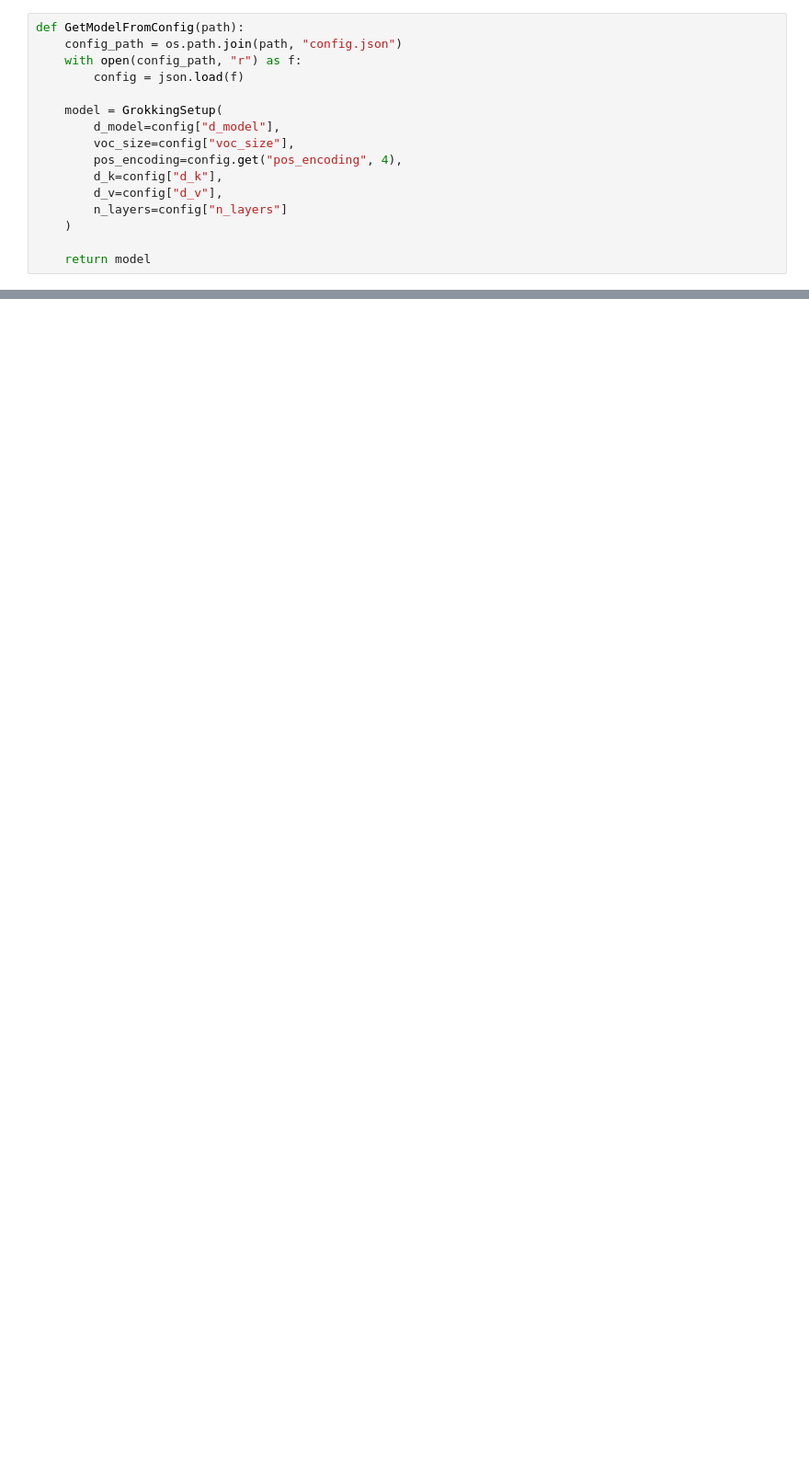
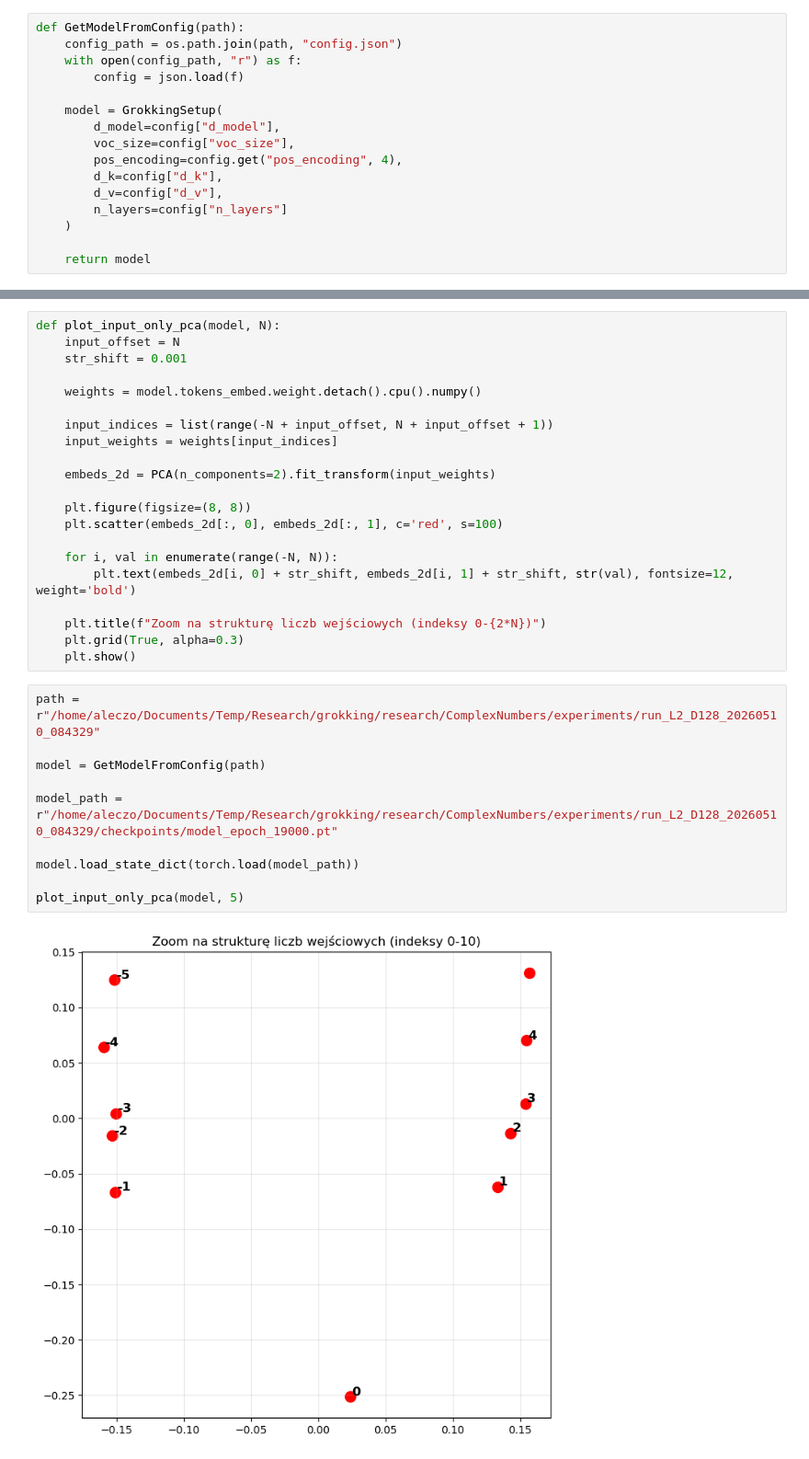
Before and after one commit to AleczO/Grokking, a Jupyter notebook: grokking/research/ComplexNumbers/embeddings.ipynb, the cells around one changed output, grey strips where cells are left out. Shown at 92% size. Saved outputs shown, nothing was run; the diff lists cells and outputs as text; blank space fills up the shorter version.

Commit message:
Added simple analysis of Complex Numbers Grokking

```diff
--- a/grokking/research/ComplexNumbers/embeddings.ipynb
+++ b/grokking/research/ComplexNumbers/embeddings.ipynb
@@ -548,0 +30,33 @@ plot_embeddings_path_3d(model, p=97, perplexity=5)
+# %%
+def plot_input_only_pca(model, N):
+    input_offset = N
+    str_shift = 0.001
+
+    weights = model.tokens_embed.weight.detach().cpu().numpy()
+
+    input_indices = list(range(-N + input_offset, N + input_offset + 1))
+    input_weights = weights[input_indices]
+
+    embeds_2d = PCA(n_components=2).fit_transform(input_weights)
+
+    plt.figure(figsize=(8, 8))
+    plt.scatter(embeds_2d[:, 0], embeds_2d[:, 1], c='red', s=100)
+
+    for i, val in enumerate(range(-N, N)):
+        plt.text(embeds_2d[i, 0] + str_shift, embeds_2d[i, 1] + str_shift, str(val), fontsize=12, weight='bold')
+
+    plt.title(f"Zoom na strukturę liczb wejściowych (indeksy 0-{2*N})")
+    plt.grid(True, alpha=0.3)
+    plt.show()
+# %%
+path = r"/home/aleczo/Documents/Temp/Research/grokking/research/ComplexNumbers/experiments/run_L2_D128_20260510_084329"
+
+model = GetModelFromConfig(path)
+
+model_path = r"/home/aleczo/Documents/Temp/Research/grokking/research/ComplexNumbers/experiments/run_L2_D128_20260510_084329/checkpoints/model_epoch_19000.pt"
+
+model.load_state_dict(torch.load(model_path))
+
+plot_input_only_pca(model, 5)
+# %% [output]
+[figure, added]
```
Also changed, not shown: parts of 40 cells of this notebook, 3 other files.
